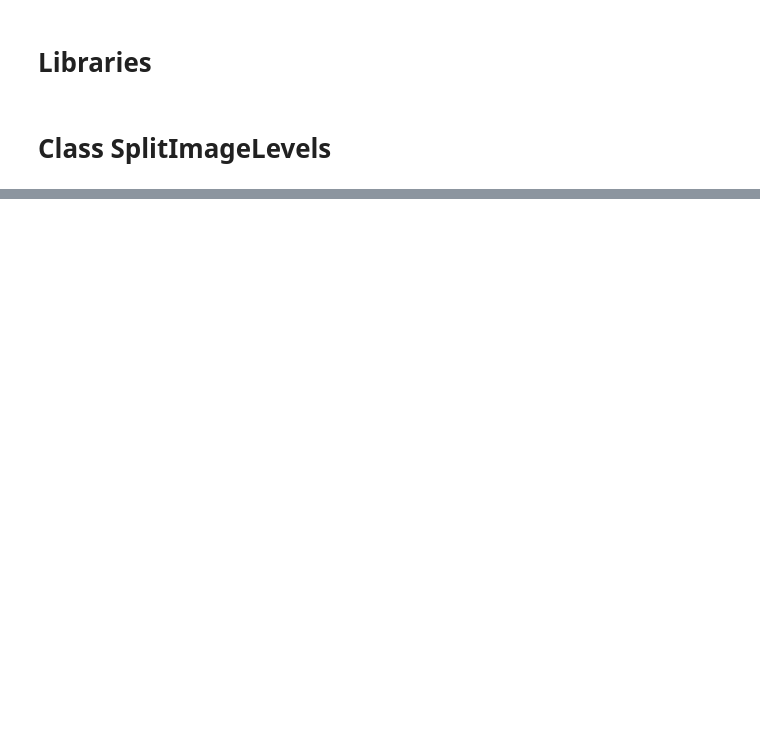
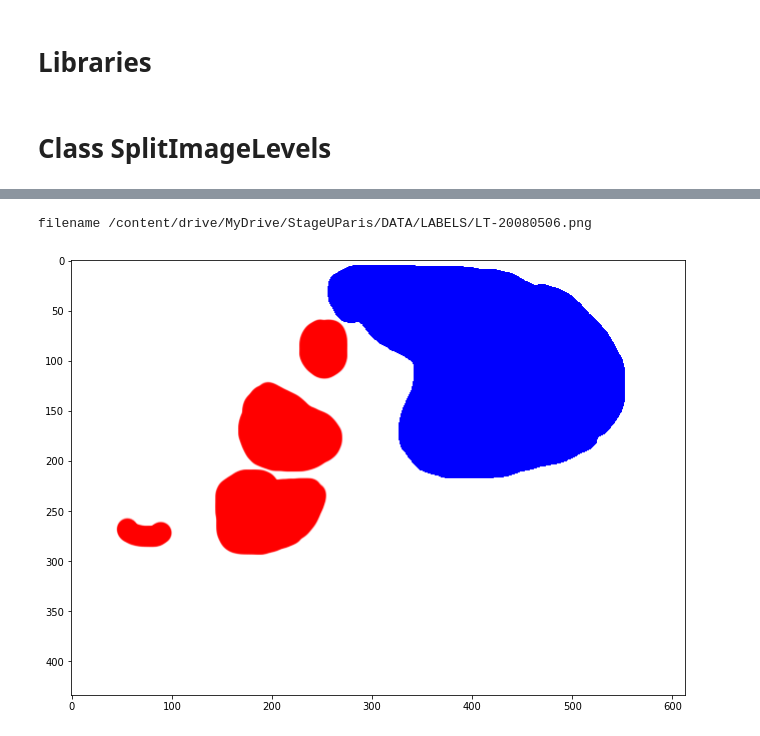
Before and after one commit to kmiloarguello/ozone-pollution, a Jupyter notebook: main.ipynb, the cells around one changed output, grey strips where cells are left out. Cells and saved outputs as stored; diff of their text form; code cells hidden in the pictures; blank space fills up the shorter version.

```diff
--- a/main.ipynb
+++ b/main.ipynb
@@ -692 +903,17 @@ imageLT.set_weight_gray_values(40)
+# %%
+directories = os.listdir( imageLT.get_DIR_TRAIN() )
+
+# This would print all the files and directories
+for file in directories:
+  only_png_files = re.search(".png", file)
+  if only_png_files is not None:
+    only_same_day = re.search(str(imageLT.get_year())+"%02d"%imageLT.get_month()+"%02d"%imageLT.get_day(), file)
+    if only_same_day is not None:
+      only_image_type = re.search(imageLT.get_image_type(), file)
+      if only_image_type is not None:
+        target_image , _ = imageLT.load_image_from_files(imageLT.get_DIR_TRAIN() + file)
+        imageLT.show_image(target_image)
+# %% [output]
+filename /content/drive/MyDrive/StageUParis/DATA/LABELS/LT-20080506.png
+[figure, added]
 # %%
```
Also changed, not shown: parts of 11 cells of this notebook.
